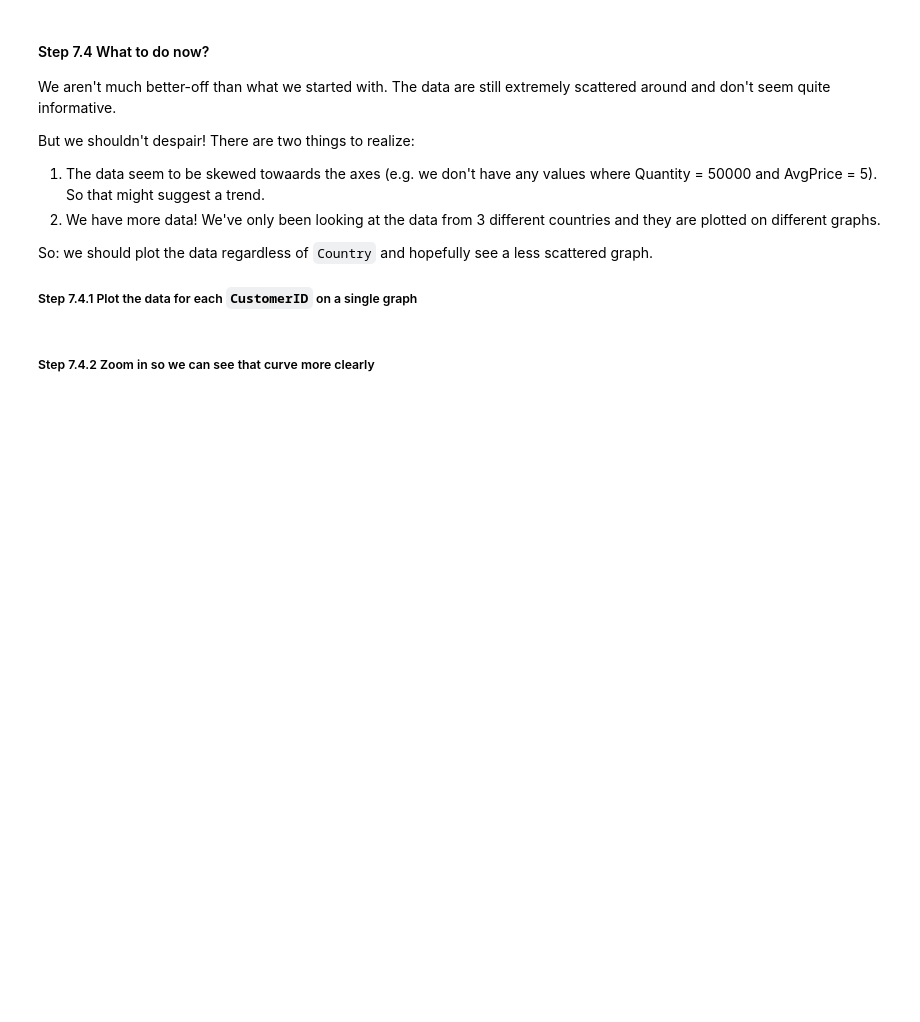
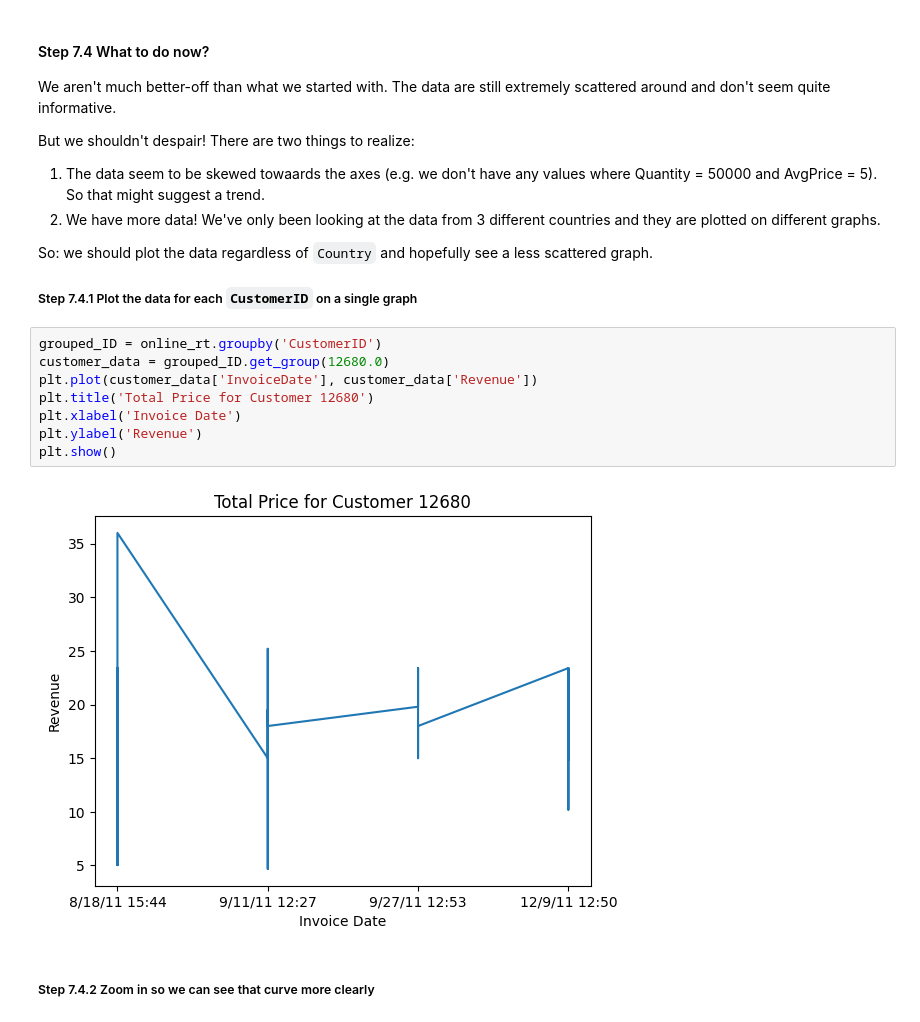
Before and after one commit to TranAnh35/CodeForAI, a Jupyter notebook: 07_Visualization/Online_Retails.ipynb, the cells around one changed output. Cells and saved outputs as stored; diff of their text form; blank space fills up the shorter version.

```diff
--- a/07_Visualization/Online_Retails.ipynb
+++ b/07_Visualization/Online_Retails.ipynb
@@ -193,5 +252,15 @@ There are two things to realize:
 So: we should plot the data regardless of `Country` and hopefully see a less scattered graph.
 
 ##### Step 7.4.1 Plot the data for each `CustomerID` on a single graph
+# %%
+grouped_ID = online_rt.groupby('CustomerID')
+customer_data = grouped_ID.get_group(12680.0)
+plt.plot(customer_data['InvoiceDate'], customer_data['Revenue'])
+plt.title('Total Price for Customer 12680')
+plt.xlabel('Invoice Date')
+plt.ylabel('Revenue')
+plt.show()
+# %% [output]
+[figure, added]
 # %% [markdown]
 ##### Step 7.4.2 Zoom in so we can see that curve more clearly
```
Also changed, not shown: parts of 14 cells of this notebook, 1 other file.
